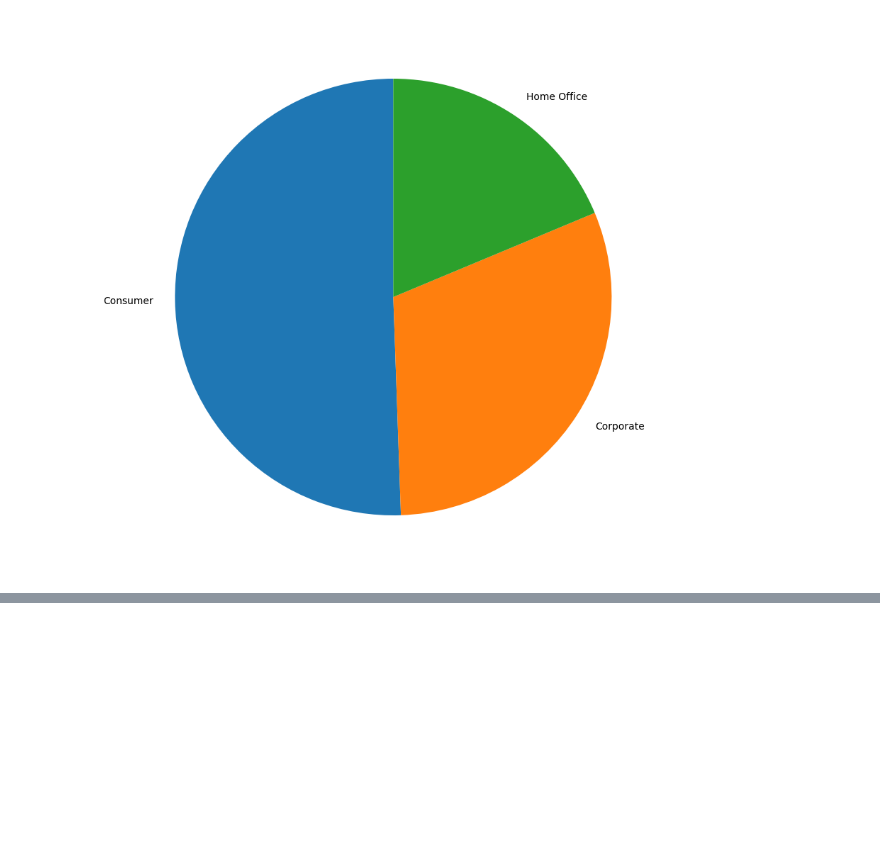
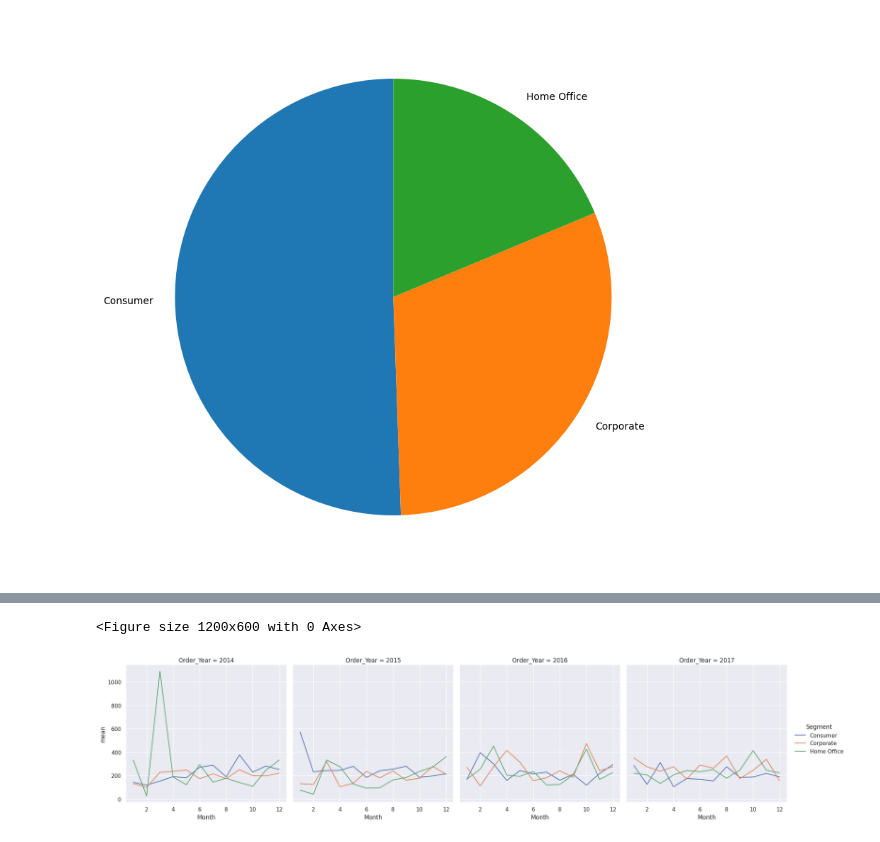
Before and after one commit to michelprosite/Analise-Exploratoria-Superstore-Sales, a Jupyter notebook: Analise_Exploratória_Superstore_Sales.ipynb, the cells around one changed output, grey strips where cells are left out. Saved outputs shown, nothing was run; the diff lists cells and outputs as text; code cells hidden in the pictures; blank space fills up the shorter version.

```diff
--- a/Analise_Exploratória_Superstore_Sales.ipynb
+++ b/Analise_Exploratória_Superstore_Sales.ipynb
@@ -209,0 +212,3 @@ plt.show()
+# %%
+df['Order_Year'] = df['Order Date'].dt.year
+df.head(2)
@@ -209,0 +242,3 @@ plt.show()
+# %%
+df['Desconto(%)'] = df['Sales'].map(lambda x: 15 if x > 1000 else 10)
+df.head(3)
@@ -209,0 +286,4 @@ plt.show()
+# %%
+df['Month'] = df['Order Date'].dt.month
+df_media = df.groupby(['Order_Year', 'Month', 'Segment'])['Sales'].agg([np.sum, np.mean, np.median])
+df_media
@@ -209,0 +305,18 @@ plt.show()
+# %%
+anos = df_media.index.get_level_values(0)
+meses = df_media.index.get_level_values(1)
+segmentos = df_media.index.get_level_values(2)
+# %%
+plt.figure(figsize = (12,6))
+sns.set()
+fig1 = sns.relplot(kind = 'line',
+                   data = df_media,
+                   y = 'mean',
+                   x = meses,
+                   hue = 'Segment',
+                   col = anos,
+                   col_wrap = 4)
+plt.show()
+# %% [output]
+<Figure size 1200x600 with 0 Axes>
+[figure, added]
```
Also changed, not shown: parts of 13 cells of this notebook.
